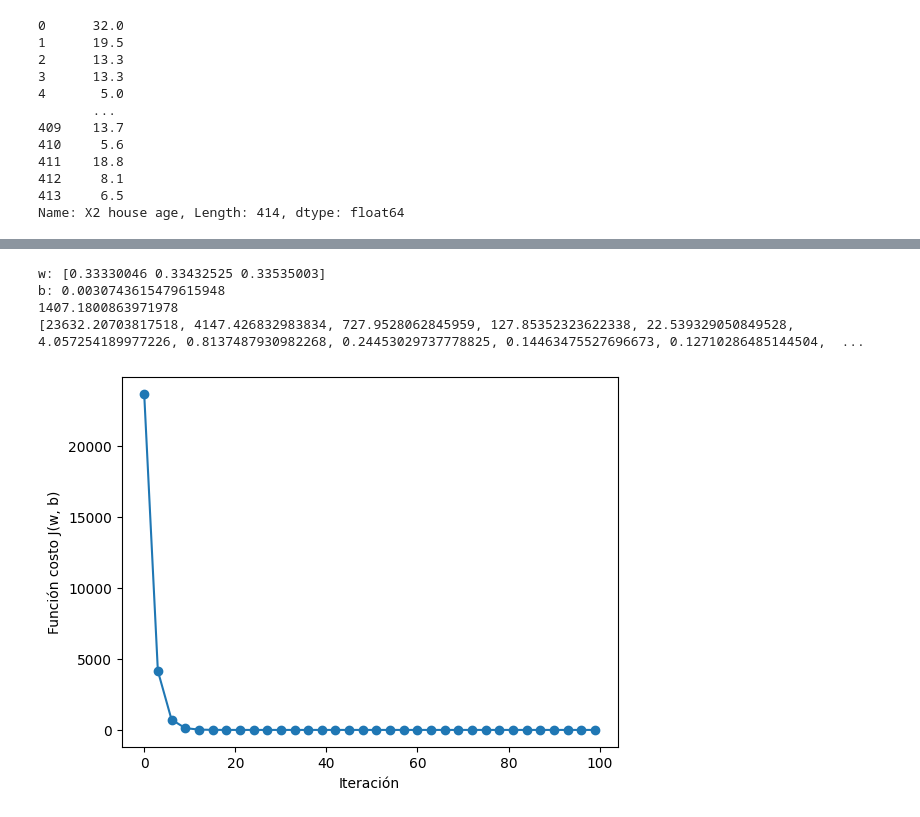
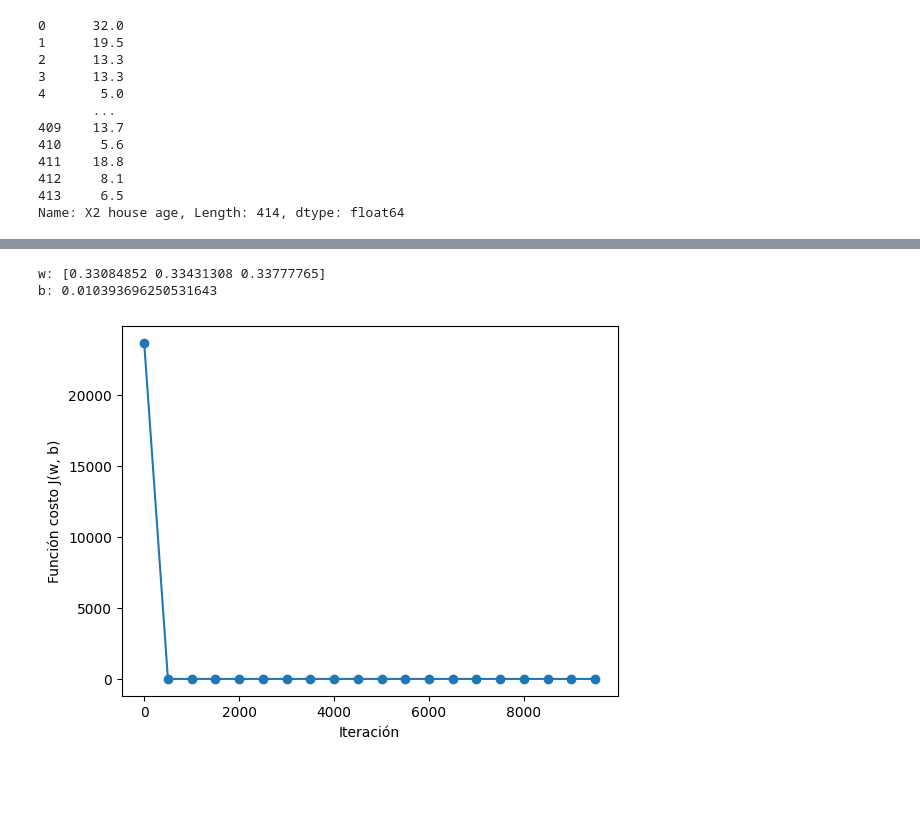
Before and after one commit to faustodavidhernandezjasso/inteligencia-artificial, a Jupyter notebook: codigos/machine_learning/linear_regression.ipynb, the cells around one changed output, grey strips where cells are left out. Cells and saved outputs as stored; diff of their text form; code cells hidden in the pictures; blank space fills up the shorter version.

Commit message:
Updating file, adding functions for plotting and improving gradient_descent_dummy function.

```diff
--- a/codigos/machine_learning/linear_regression.ipynb
+++ b/codigos/machine_learning/linear_regression.ipynb
@@ -157,7 +180,7 @@ def gradient_descent_dummy(num_iter, alpha, w, X, b, Y):
 # print(model(w, X_example, 0) - y_example)
 # print(X_example)
 # %%
-X_example = np.array([[1, 2, 3],
+X_example_train = np.array([[1, 2, 3],
                       [4, 5, 6],
                       [7, 8, 9],
                       [10, 11, 12],
@@ -303,46 +326,39 @@ X_example = np.array([[1, 2, 3],
                       [430, 431, 432],
                       [433, 434, 435],
                       [436, 437, 438],
                       [439, 440, 441],
                       [442, 443, 444],
                       [445, 446, 447],
                       [448, 449, 450],
                       [451, 452, 453],
                       [454, 455, 456],
                       [457, 458, 459],
                       [460, 461, 462],
                       [463, 464, 465],
                       [466, 467, 468],
                       [469, 470, 471],
                       [472, 473, 474],
                       [475, 476, 477],
                       [478, 479, 480],
                       [481, 482, 483],
                       [484, 485, 486],
                       [487, 488, 489],
                       [490, 491, 492],
                       [493, 494, 495],
                       [496, 497, 498],
                       [499, 500, 501]])
-y_example = np.array([3, 6, 9, 12, 15, 18, 21, 24, 27, 30, 33, 36, 39, 42, 45, 48, 51, 54, 57, 60, 63, 66, 69, 72, 75, 78, 81, 84, 87, 90, 93, 96, 99, 102, 105, 108, 111, 114, 117, 120, 123, 126, 129, 132, 135, 138, 141, 144, 147, 150, 153, 156, 159, 162, 165, 168, 171, 174, 177, 180, 183, 186, 189, 192, 195, 198, 201,
+y_example_train = np.array([3, 6, 9, 12, 15, 18, 21, 24, 27, 30, 33, 36, 39, 42, 45, 48, 51, 54, 57, 60, 63, 66, 69, 72, 75, 78, 81, 84, 87, 90, 93, 96, 99, 102, 105, 108, 111, 114, 117, 120, 123, 126, 129, 132, 135, 138, 141, 144, 147, 150, 153, 156, 159, 162, 165, 168, 171, 174, 177, 180, 183, 186, 189, 192, 195, 198, 201,
                       204,207,210,213,216,219,222,225,228,231,234,237,240,243,246,249,252,255,258,261,264,267,270,273,276,279,282,285,288,291,294,297,300,303,306,309,312,315,318,321,324,327,330,333,336,339,342,345,348,351,354,357,360,363,366,369,372,375,378,381,384,387,390,393,396,399,402,405,408,411,414,417,420,423,426,
                       429,432,435,438,441,444,447,450,453,456,459,462,465,468,471,474,477,480,483,486,489,492,495,498,501])
 b = 0
 w_init = np.array([0, 0, 0])
 alpha = 0.000001
-num_iter = 100
-w, b, history, iterations = gradient_descent_dummy(num_iter, alpha, w_init, X_example, b,y_example)
-print("w: " + str(w))
-print("b: " + str(b))
-print(model_dummy(w, np.array([1402, 1403, 1404]), b))
-plt.plot(iterations, history, marker = "o")
-plt.ylabel("Función costo J(w, b)")
-plt.xlabel("Iteración")
-plt.show()
-print(history)
+num_iter = 10000
+w, b, history, iterations = gradient_descent_dummy(num_iter, alpha, w_init, X_example_train, b, y_example_train, 500)
+print("w: " + str(w)) # Pesos óptimos encontrados después del número de iteraciones.
+print("b: " + str(b)) # Bias óptimos después del número de iteraciones.
+plot_cost_function_against_iterations(iterations, history)
 # %% [output]
-w: [0.33330046 0.33432525 0.33535003]
-b: 0.0030743615479615948
-1407.1800863971978
-[23632.20703817518, 4147.426832983834, 727.9528062845959, 127.85352323622338, 22.539329050849528, 4.057254189977226, 0.8137487930982268, 0.24453029737778825, 0.14463475527696673, 0.12710286485144504,  ...
+w: [0.33084852 0.33431308 0.33777765]
+b: 0.010393696250531643
-[figure, old version]
+[figure, new version]
```
Also changed, not shown: parts of 5 cells of this notebook.
